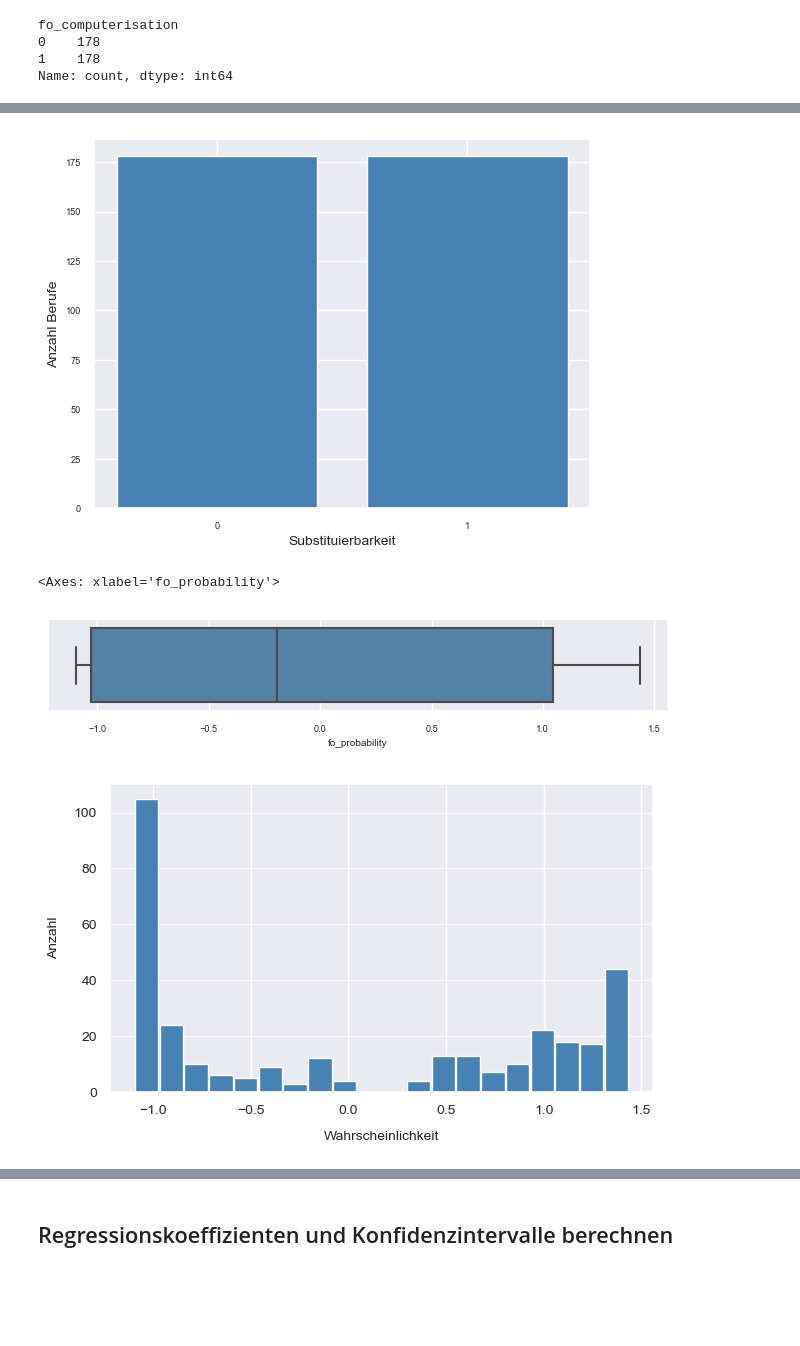
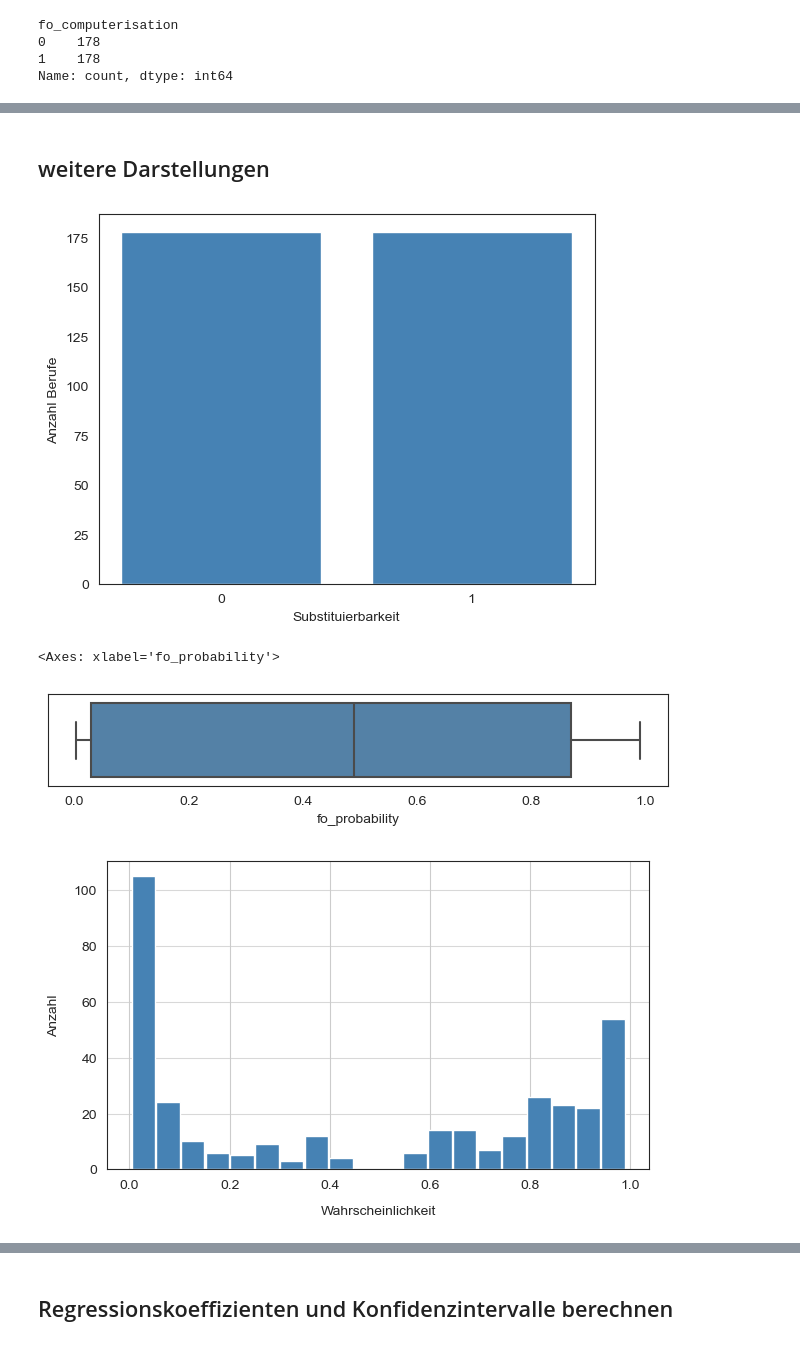
Before and after one commit to joergjan/bachelorarbeit, a Jupyter notebook: 05_fo_eda.ipynb, the cells around one changed output, grey strips where cells are left out. Cells and saved outputs as stored; diff of their text form; code cells hidden in the pictures; blank space fills up the shorter version.

```diff
--- a/05_fo_eda.ipynb
+++ b/05_fo_eda.ipynb
@@ -45,3 +48,5 @@ df.head(2)
 2 rows × 95 columns
+# %%
+df = df.drop(columns=["_id"])
 # %%
 # drop columns
@@ -212,6 +231,7 @@ cov
 # %%
 # boxplot of probabilities of computerisation
 plt.figure(figsize=(8,1.2))
+sns.set_style("white")
 sns.boxplot(x=df['fo_probability'], color="#4682B4")
 # %% [output]
 <Axes: xlabel='fo_probability'>
@@ -231,0 +254,2 @@ plt.show()
+# %%
+df_numeric = df.drop(columns=['isco08', 'Name_de', "job_zone", "education"])
@@ -234,7 +294,7 @@ plt.show()
 # %%
 # Assuming your dataframe is df and 'fo_computerisation' is the target column
-X = df.select_dtypes(include=[np.number]).drop('fo_computerisation', axis=1)
-y = df['fo_computerisation']
+X = df_numeric.select_dtypes(include=[np.number]).drop('fo_computerisation', axis=1)
+y = df_numeric['fo_computerisation']
 
 oversample = SMOTE(random_state=42)
 X, y = oversample.fit_resample(X, y)
@@ -260,28 +427,32 @@ Name: count, dtype: int64
+# %% [markdown]
+## weitere Darstellungen
 # %%
 # Get number per class
 freq = df_smote['fo_computerisation'].value_counts()
 
 # Create a bar chart
 plt.bar(freq.index, freq.values, color="#4682B4")
+# plt.title('Substituierbarkeit nach Osborne & Frey (2013)')
 plt.ylabel('Anzahl Berufe', fontsize = 10)
 plt.xticks(freq.index)
 plt.xlabel('Substituierbarkeit', fontsize = 10)
 plt.show()
 # %% [output]
-[figure, old version]
+[figure, new version]
 # %%
 # boxplot of probabilities of computerisation
 plt.figure(figsize=(8,1.2))
-sns.boxplot(x=df['fo_probability'], color="#4682B4")
+sns.set_style("white")
+sns.boxplot(x=df_smote['fo_probability'], color="#4682B4")
 # %% [output]
 <Axes: xlabel='fo_probability'>
-[figure, old version]
+[figure, new version]
 # %%
 # Plot Histogram
 fig = plt.figure( figsize=(7,4))
 plt.xticks(fontsize=14, rotation=0)
 plt.yticks(fontsize=14, rotation=0)
-n, bins, patches = plt.hist(x=df['fo_probability'],
+n, bins, patches = plt.hist(x=df_smote['fo_probability'],
                             bins=20,
                             color="#4682B4",
                             rwidth=0.95
@@ -301,6 +472,6 @@ plt.yticks(fontsize = 10)
 
 plt.show()
 # %% [output]
-[figure, old version]
+[figure, new version]
 # %%
 fig = plt.figure(figsize=(7,4))
```
Also changed, not shown: parts of 32 cells of this notebook, 3 other files.
